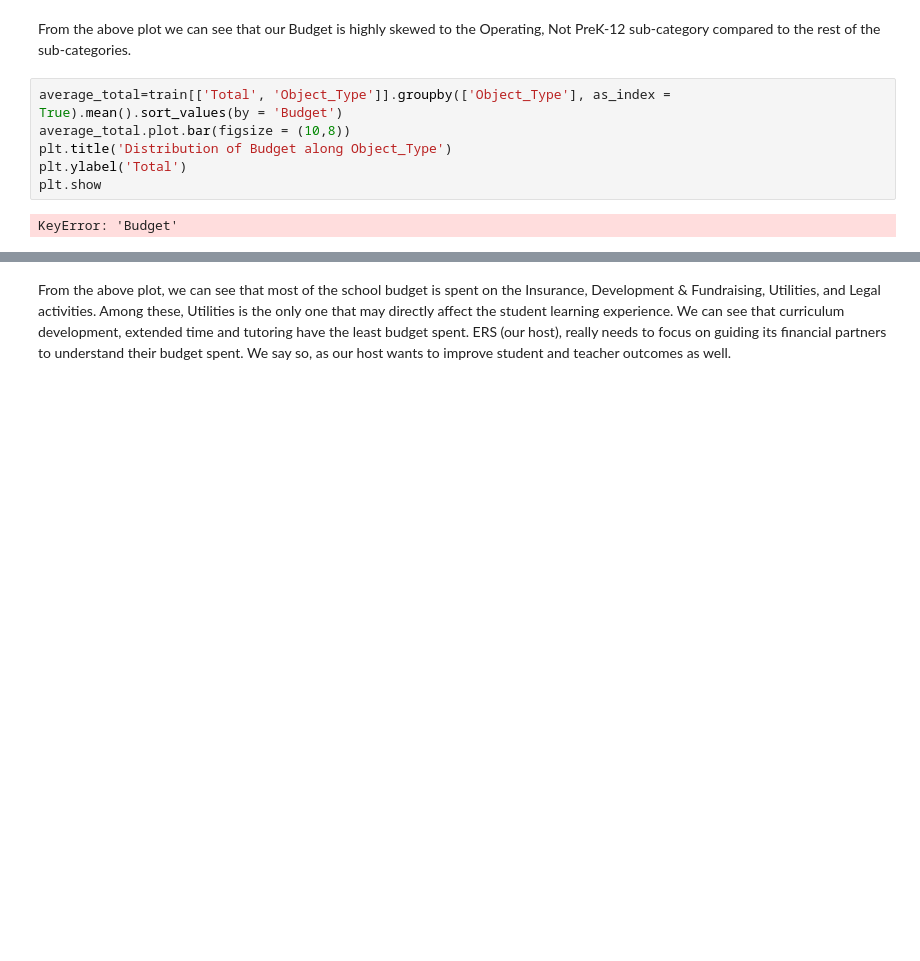
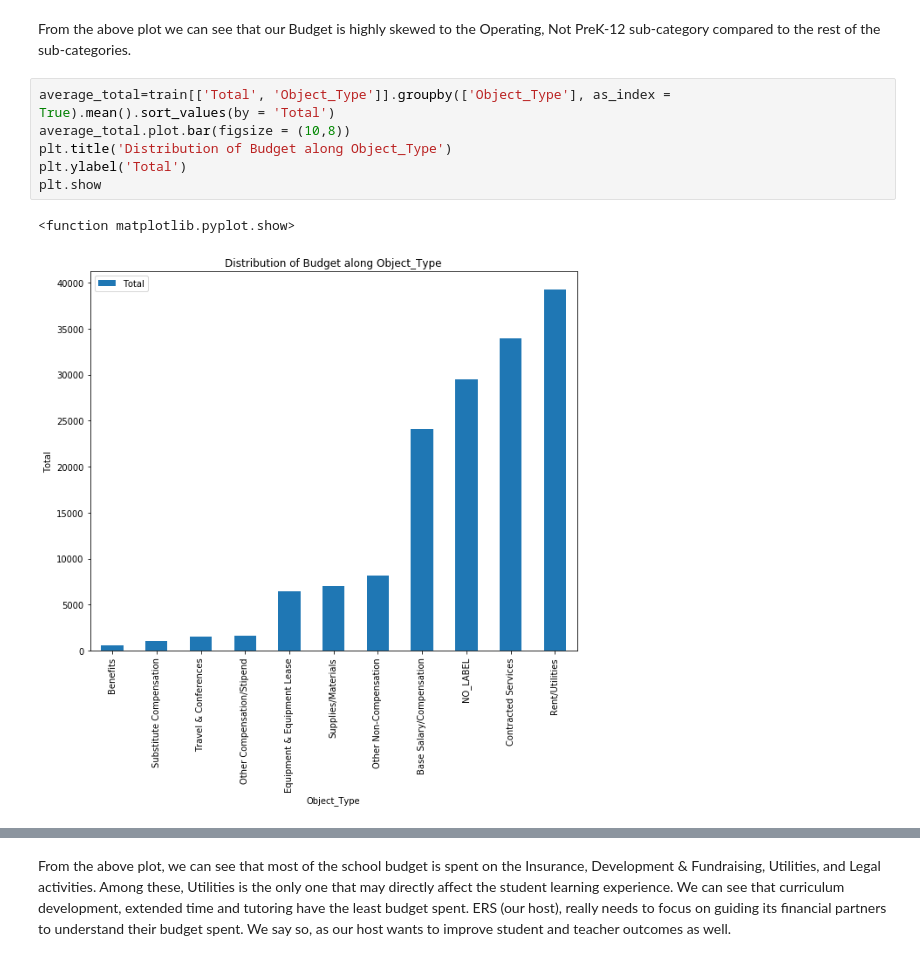
Before and after one commit to ayeshabhimdi/education-reboot, a Jupyter notebook: project/Reboot-Education_boxplot.ipynb, the cells around one changed output, grey strips where cells are left out. Cells and saved outputs as stored; diff of their text form; blank space fills up the shorter version.

```diff
--- a/project/Reboot-Education_boxplot.ipynb
+++ b/project/Reboot-Education_boxplot.ipynb
@@ -283,13 +265,14 @@ plt.show
 # %% [markdown]
 From the above plot we can see that our Budget is highly skewed to the Operating, Not PreK-12 sub-category compared to the rest of the sub-categories.
 # %%
-average_total=train[['Total', 'Object_Type']].groupby(['Object_Type'], as_index = True).mean().sort_values(by = 'Budget')
+average_total=train[['Total', 'Object_Type']].groupby(['Object_Type'], as_index = True).mean().sort_values(by = 'Total')
 average_total.plot.bar(figsize = (10,8))
 plt.title('Distribution of Budget along Object_Type')
 plt.ylabel('Total')
 plt.show
 # %% [output]
-KeyError: 'Budget'
+<function matplotlib.pyplot.show>
+[figure, added]
 # %%
 ave_total_func=train[['Total', 'Function']].groupby(['Function'], as_index = True).mean().sort_values(by = 'Total')
 ave_total_func.plot.bar(figsize= (10,8))
```
Also changed, not shown: parts of 12 cells of this notebook.
